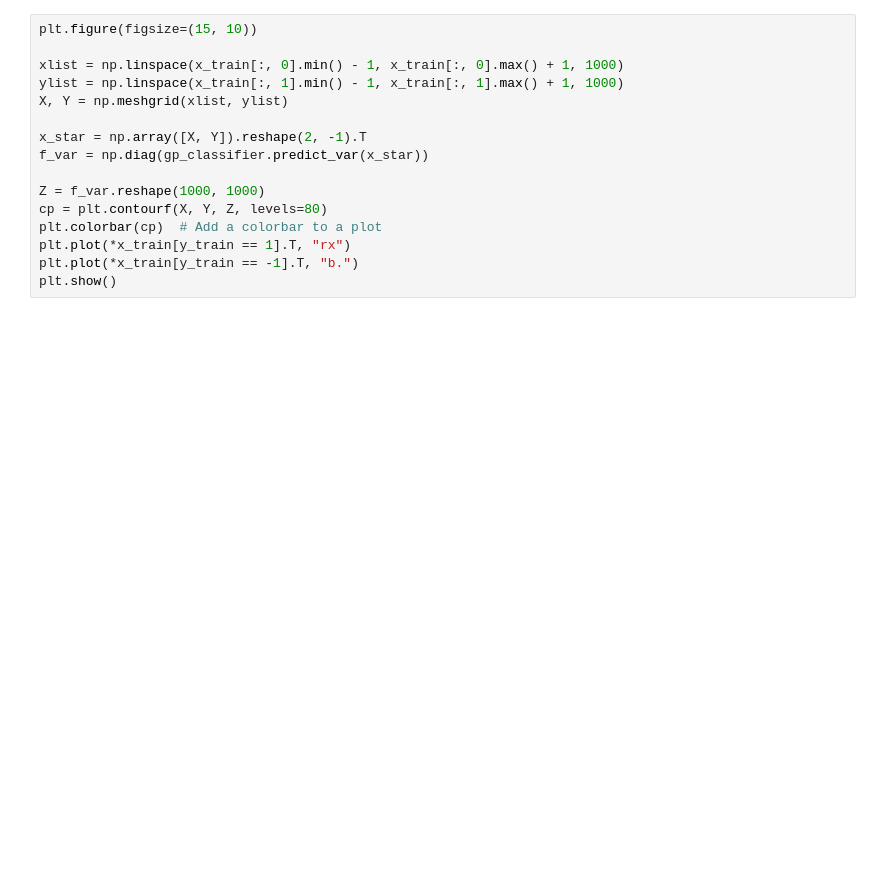
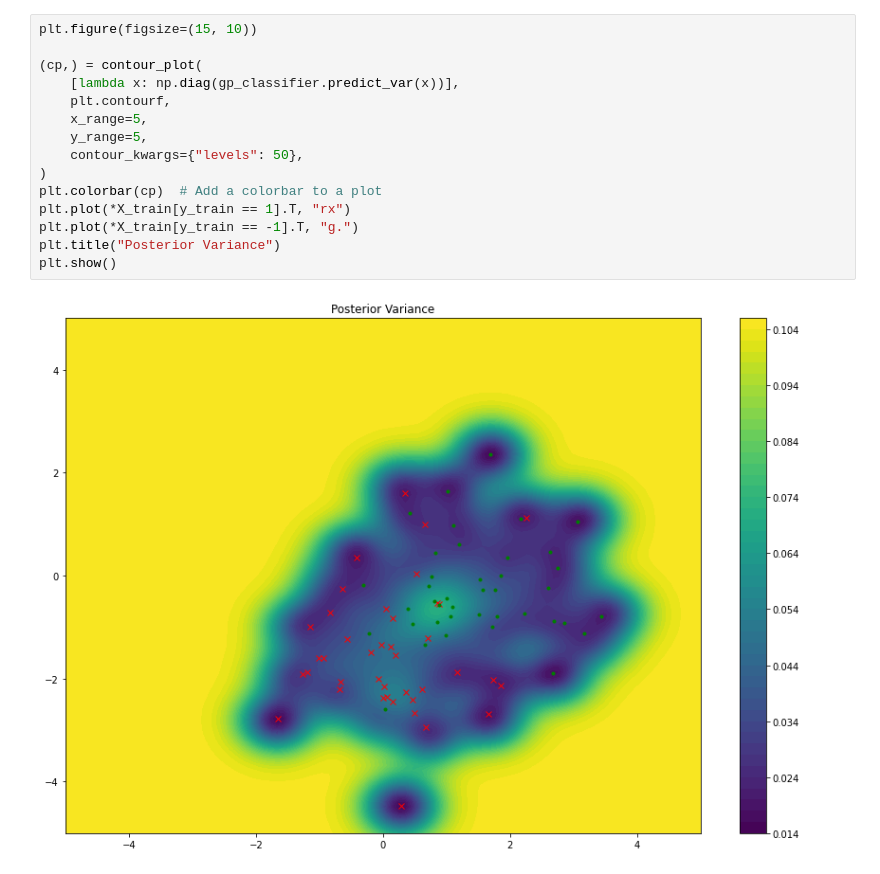
Before and after one commit to Stevenjin8/MLAPP-Solutions, a Jupyter notebook: notebooks/gaussian-process.ipynb, the cells around one changed output. Saved outputs shown, nothing was run; the diff lists cells and outputs as text; blank space fills up the shorter version.

```diff
--- a/notebooks/gaussian-process.ipynb
+++ b/notebooks/gaussian-process.ipynb
@@ -357,16 +81,17 @@ plt.show()
 # %%
 plt.figure(figsize=(15, 10))
 
-xlist = np.linspace(x_train[:, 0].min() - 1, x_train[:, 0].max() + 1, 1000)
-ylist = np.linspace(x_train[:, 1].min() - 1, x_train[:, 1].max() + 1, 1000)
-X, Y = np.meshgrid(xlist, ylist)
-
-x_star = np.array([X, Y]).reshape(2, -1).T
-f_var = np.diag(gp_classifier.predict_var(x_star))
-
-Z = f_var.reshape(1000, 1000)
-cp = plt.contourf(X, Y, Z, levels=80)
+(cp,) = contour_plot(
+    [lambda x: np.diag(gp_classifier.predict_var(x))],
+    plt.contourf,
+    x_range=5,
+    y_range=5,
+    contour_kwargs={"levels": 50},
+)
 plt.colorbar(cp)  # Add a colorbar to a plot
-plt.plot(*x_train[y_train == 1].T, "rx")
-plt.plot(*x_train[y_train == -1].T, "b.")
+plt.plot(*X_train[y_train == 1].T, "rx")
+plt.plot(*X_train[y_train == -1].T, "g.")
+plt.title("Posterior Variance")
 plt.show()
+# %% [output]
+[figure, added]
```
Also changed, not shown: parts of 17 cells of this notebook, 28 other files.
